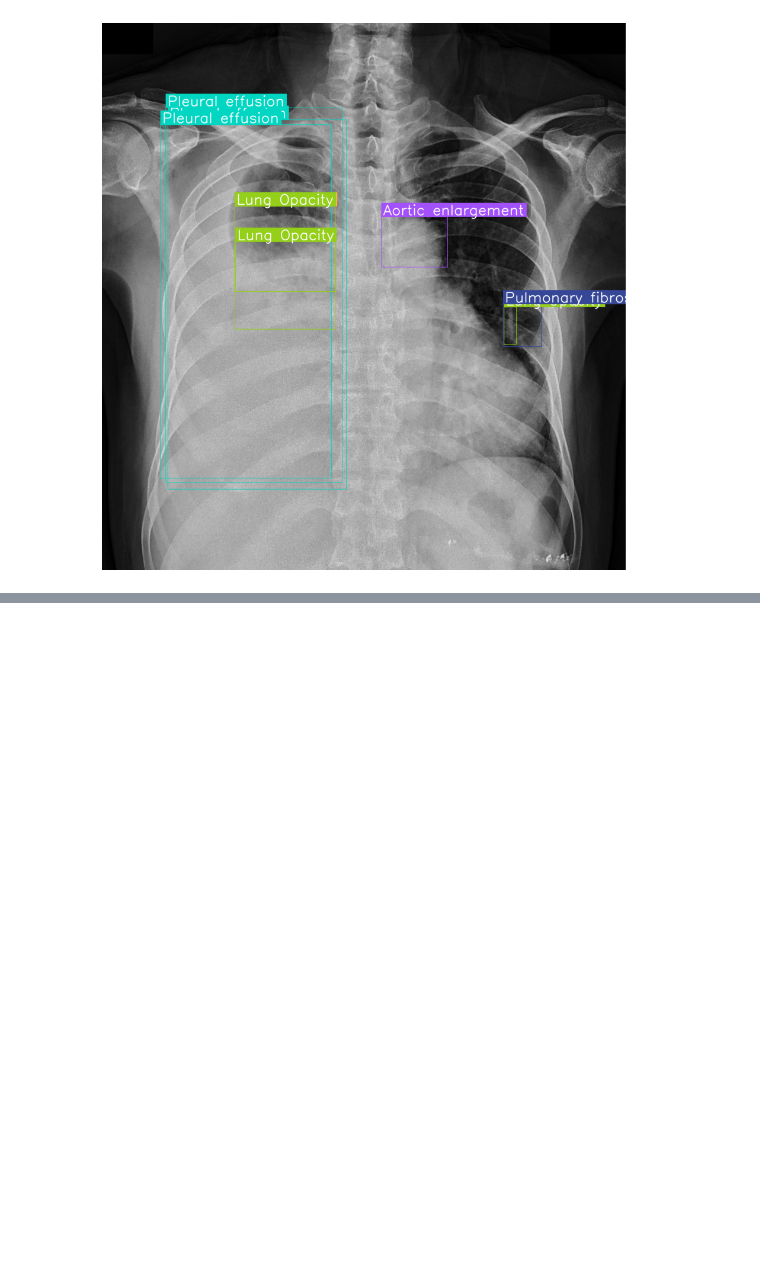
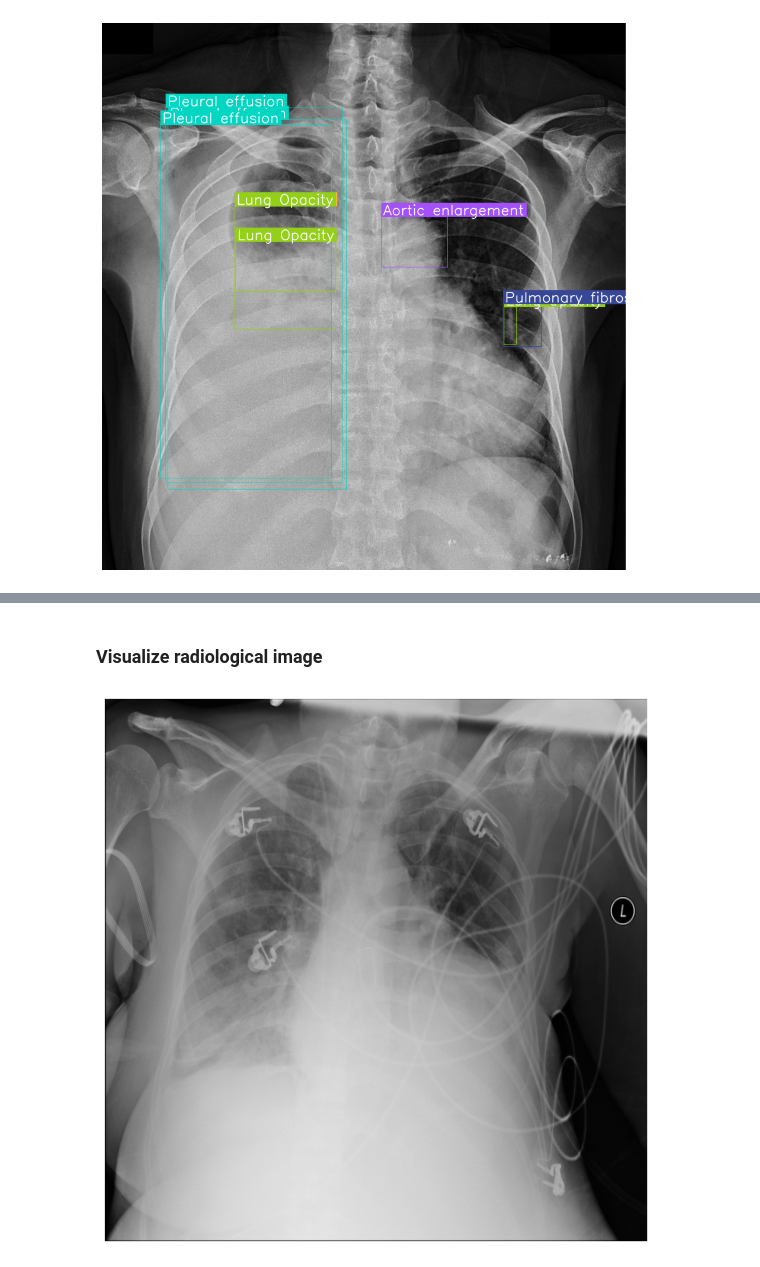
Before and after one commit to gary8564/rad_dino, a Jupyter notebook: notebooks/exploratory_data_analysis.ipynb, the cells around one changed output, grey strips where cells are left out. Saved outputs shown, nothing was run; the diff lists cells and outputs as text; code cells hidden in the pictures; blank space fills up the shorter version.

```diff
--- a/notebooks/exploratory_data_analysis.ipynb
+++ b/notebooks/exploratory_data_analysis.ipynb
@@ -125,0 +148,7 @@ sv.plot_image(annotated)
+# %% [markdown]
+### Visualize radiological image
+# %%
+img = dicom2array(train_filepath[0])
+plot_image(img, cmap='gray')
+# %% [output]
+[figure, added]
```
Also changed, not shown: parts of 15 cells of this notebook, 45 other files.
